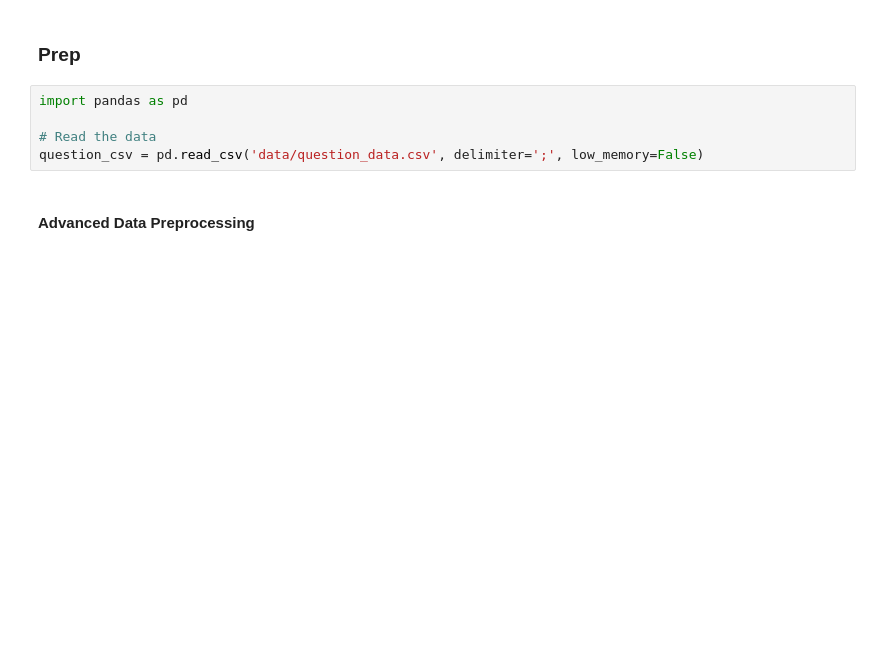
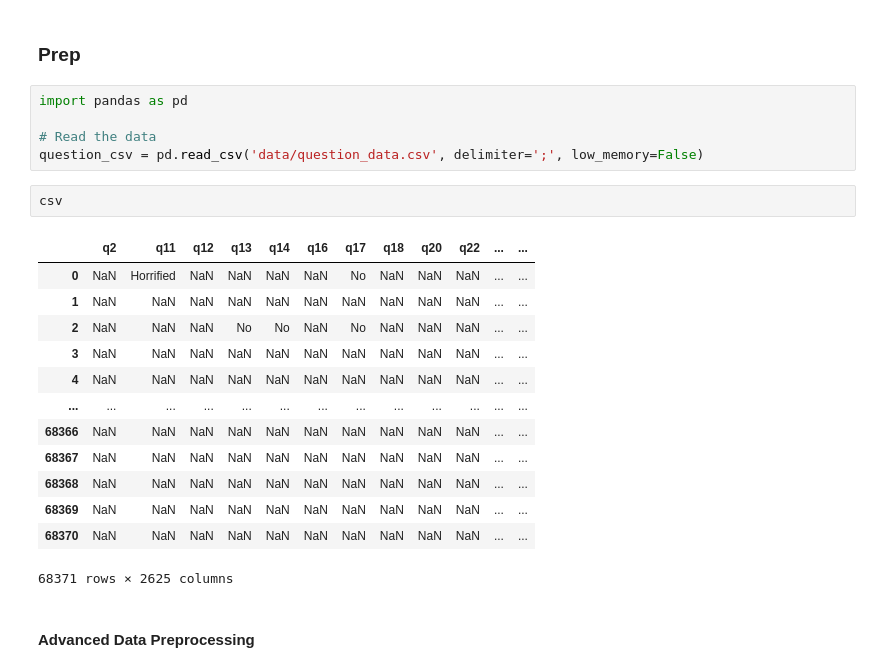
Before and after one commit to shpingus/OkCupidAnalysis, a Jupyter notebook: Playing with Database.ipynb, the cells around one changed output. Drawn from its saved outputs; the diff is of its cells as text; blank space fills up the shorter version.

```diff
--- a/Playing with Database.ipynb
+++ b/Playing with Database.ipynb
@@ -156,6 +156,22 @@ import pandas as pd
 
 # Read the data
 question_csv = pd.read_csv('data/question_data.csv', delimiter=';', low_memory=False)
+# %%
+csv
+# %% [output]
+|  | q2 | q11 | q12 | q13 | q14 | q16 | q17 | q18 | q20 | q22 | ... | ... |
+| 0 | NaN | Horrified | NaN | NaN | NaN | NaN | No | NaN | NaN | NaN | ... | ... |
+| 1 | NaN | NaN | NaN | NaN | NaN | NaN | NaN | NaN | NaN | NaN | ... | ... |
+| 2 | NaN | NaN | NaN | No | No | NaN | No | NaN | NaN | NaN | ... | ... |
+| 3 | NaN | NaN | NaN | NaN | NaN | NaN | NaN | NaN | NaN | NaN | ... | ... |
+| 4 | NaN | NaN | NaN | NaN | NaN | NaN | NaN | NaN | NaN | NaN | ... | ... |
+| ... | ... | ... | ... | ... | ... | ... | ... | ... | ... | ... | ... | ... |
+| 68366 | NaN | NaN | NaN | NaN | NaN | NaN | NaN | NaN | NaN | NaN | ... | ... |
+| 68367 | NaN | NaN | NaN | NaN | NaN | NaN | NaN | NaN | NaN | NaN | ... | ... |
+| 68368 | NaN | NaN | NaN | NaN | NaN | NaN | NaN | NaN | NaN | NaN | ... | ... |
+| 68369 | NaN | NaN | NaN | NaN | NaN | NaN | NaN | NaN | NaN | NaN | ... | ... |
+| 68370 | NaN | NaN | NaN | NaN | NaN | NaN | NaN | NaN | NaN | NaN | ... | ... |
+68371 rows × 2625 columns
 # %% [markdown]
 #### Advanced Data Preprocessing
 # %%
```
Also changed, not shown: 3 other files.
